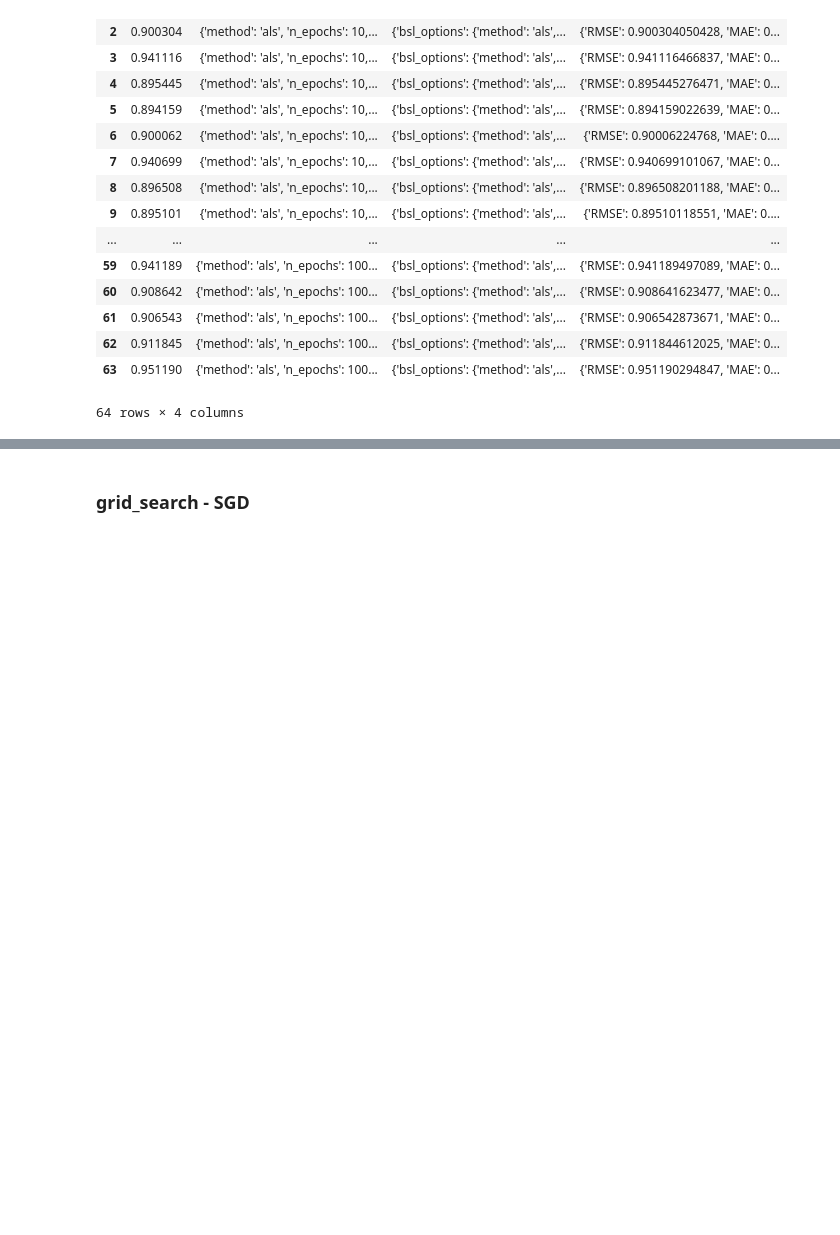
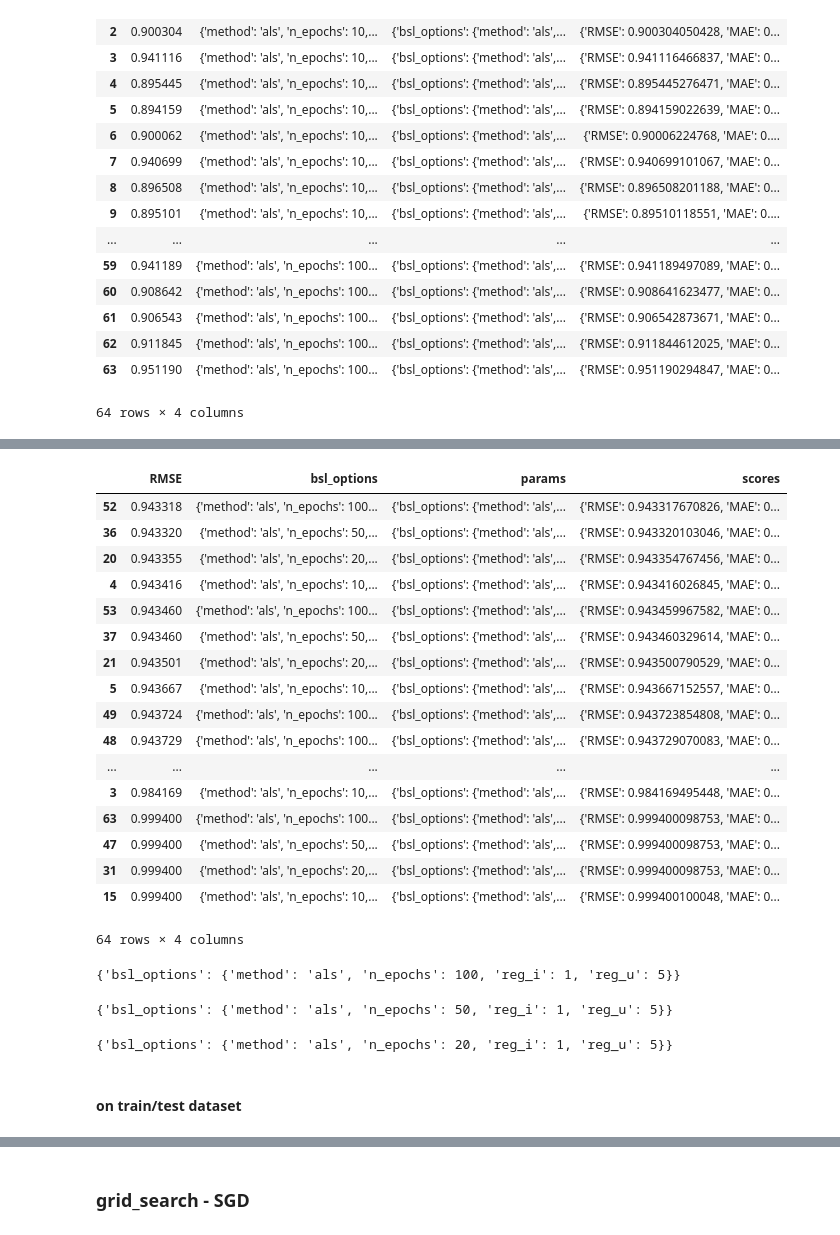
Before and after one commit to gmidhun95/recommender_system, a Jupyter notebook: project_part1/part1_chinwen.ipynb, the cells around one changed output, grey strips where cells are left out. Drawn from its saved outputs; the diff is of its cells as text; code cells hidden in the pictures; blank space fills up the shorter version.

```diff
--- a/project_part1/part1_chinwen.ipynb
+++ b/project_part1/part1_chinwen.ipynb
@@ -189,0 +262,37 @@ result_df_bsl_als.to_csv('BaselineOnly_als.csv')
+# %%
+result_Xals = pd.DataFrame.from_dict(grid_search.cv_results)
+# %%
+result_Xals.sort_values(by='RMSE')
+# %% [output]
+|  | RMSE | bsl_options | params | scores |
+| 52 | 0.943318 | {'method': 'als', 'n_epochs': 100... | {'bsl_options': {'method': 'als',... | {'RMSE': 0.943317670826, 'MAE': 0... |
+| 36 | 0.943320 | {'method': 'als', 'n_epochs': 50,... | {'bsl_options': {'method': 'als',... | {'RMSE': 0.943320103046, 'MAE': 0... |
+| 20 | 0.943355 | {'method': 'als', 'n_epochs': 20,... | {'bsl_options': {'method': 'als',... | {'RMSE': 0.943354767456, 'MAE': 0... |
+| 4 | 0.943416 | {'method': 'als', 'n_epochs': 10,... | {'bsl_options': {'method': 'als',... | {'RMSE': 0.943416026845, 'MAE': 0... |
+| 53 | 0.943460 | {'method': 'als', 'n_epochs': 100... | {'bsl_options': {'method': 'als',... | {'RMSE': 0.943459967582, 'MAE': 0... |
+| 37 | 0.943460 | {'method': 'als', 'n_epochs': 50,... | {'bsl_options': {'method': 'als',... | {'RMSE': 0.943460329614, 'MAE': 0... |
+| 21 | 0.943501 | {'method': 'als', 'n_epochs': 20,... | {'bsl_options': {'method': 'als',... | {'RMSE': 0.943500790529, 'MAE': 0... |
+| 5 | 0.943667 | {'method': 'als', 'n_epochs': 10,... | {'bsl_options': {'method': 'als',... | {'RMSE': 0.943667152557, 'MAE': 0... |
+| 49 | 0.943724 | {'method': 'als', 'n_epochs': 100... | {'bsl_options': {'method': 'als',... | {'RMSE': 0.943723854808, 'MAE': 0... |
+| 48 | 0.943729 | {'method': 'als', 'n_epochs': 100... | {'bsl_options': {'method': 'als',... | {'RMSE': 0.943729070083, 'MAE': 0... |
+| ... | ... | ... | ... | ... |
+| 3 | 0.984169 | {'method': 'als', 'n_epochs': 10,... | {'bsl_options': {'method': 'als',... | {'RMSE': 0.984169495448, 'MAE': 0... |
+| 63 | 0.999400 | {'method': 'als', 'n_epochs': 100... | {'bsl_options': {'method': 'als',... | {'RMSE': 0.999400098753, 'MAE': 0... |
+| 47 | 0.999400 | {'method': 'als', 'n_epochs': 50,... | {'bsl_options': {'method': 'als',... | {'RMSE': 0.999400098753, 'MAE': 0... |
+| 31 | 0.999400 | {'method': 'als', 'n_epochs': 20,... | {'bsl_options': {'method': 'als',... | {'RMSE': 0.999400098753, 'MAE': 0... |
+| 15 | 0.999400 | {'method': 'als', 'n_epochs': 10,... | {'bsl_options': {'method': 'als',... | {'RMSE': 0.999400100048, 'MAE': 0... |
+64 rows × 4 columns
+# %%
+result_Xals.iloc[52]['params']
+# %% [output]
+{'bsl_options': {'method': 'als', 'n_epochs': 100, 'reg_i': 1, 'reg_u': 5}}
+# %%
+result_Xals.iloc[36]['params']
+# %% [output]
+{'bsl_options': {'method': 'als', 'n_epochs': 50, 'reg_i': 1, 'reg_u': 5}}
+# %%
+result_Xals.iloc[20]['params']
+# %% [output]
+{'bsl_options': {'method': 'als', 'n_epochs': 20, 'reg_i': 1, 'reg_u': 5}}
+# %% [markdown]
+#### on train/test dataset
```
Also changed, not shown: parts of 36 cells of this notebook.
